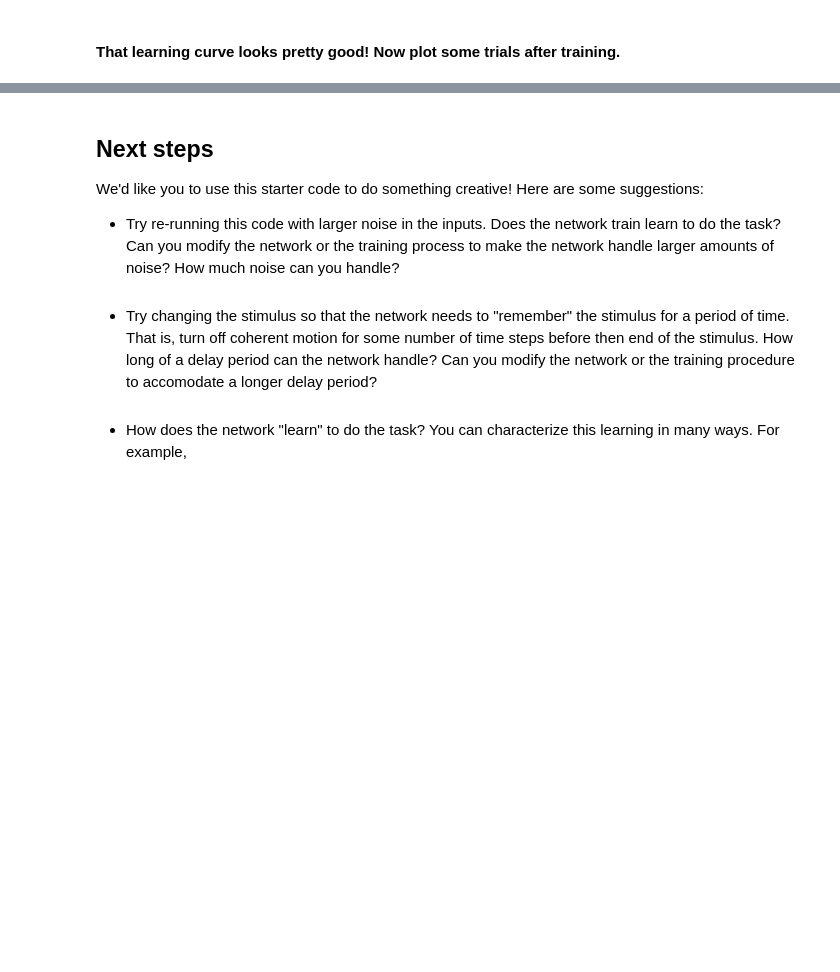
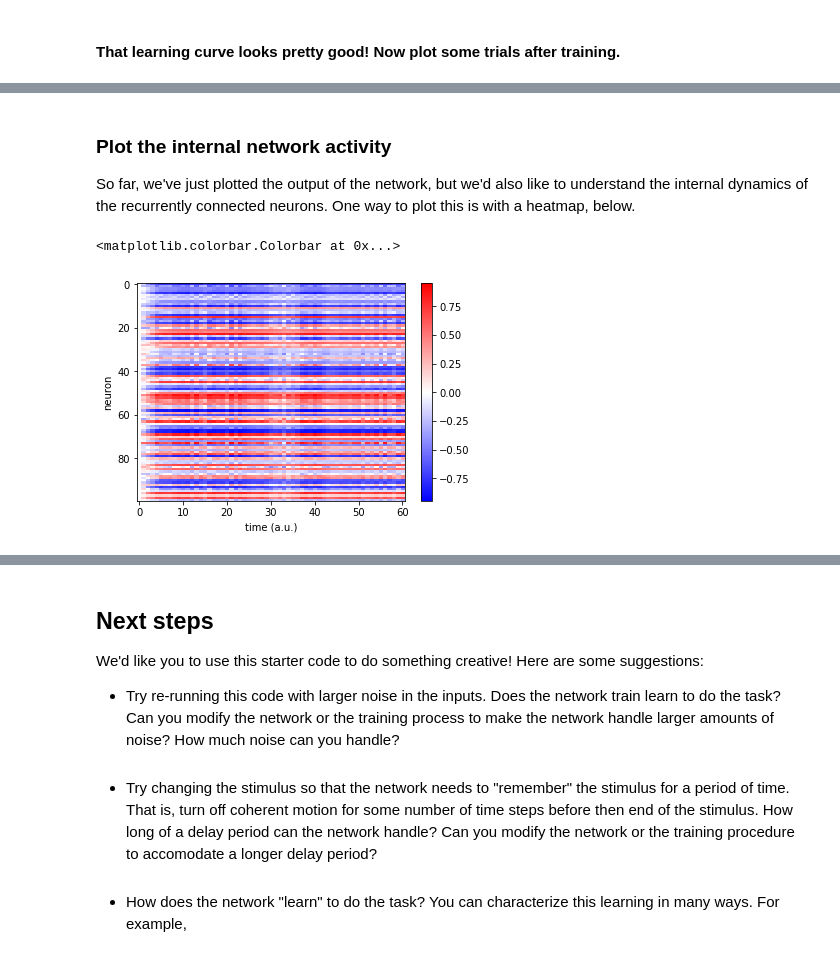
Before and after one commit to ahwillia/mcn-tensorflow-tutorial, a Jupyter notebook: main.ipynb, the cells around one changed output, grey strips where cells are left out. Saved outputs shown, nothing was run; the diff lists cells and outputs as text; code cells hidden in the pictures; blank space fills up the shorter version.

```diff
--- a/main.ipynb
+++ b/main.ipynb
@@ -204,0 +205,15 @@ axes[1].set_xlabel('time')
+# %% [markdown]
+### Plot the internal network activity
+
+So far, we've just plotted the output of the network, but we'd also like to understand the internal dynamics of the recurrently connected neurons. One way to plot this is with a heatmap, below.
+# %%
+# plot the firing rates for the same trial (plotted above)
+rates = np.squeeze(sess.run(x, feed_dict={u: stim})).T
+# rates is a (neurons x time) matrix
+plt.imshow(rates, cmap='bwr', aspect='auto')
+plt.xlabel('time (a.u.)')
+plt.ylabel('neuron')
+plt.colorbar()
+# %% [output]
+<matplotlib.colorbar.Colorbar at 0x...>
+[figure, added]
```
Also changed, not shown: parts of 8 cells of this notebook, 1 other file.
